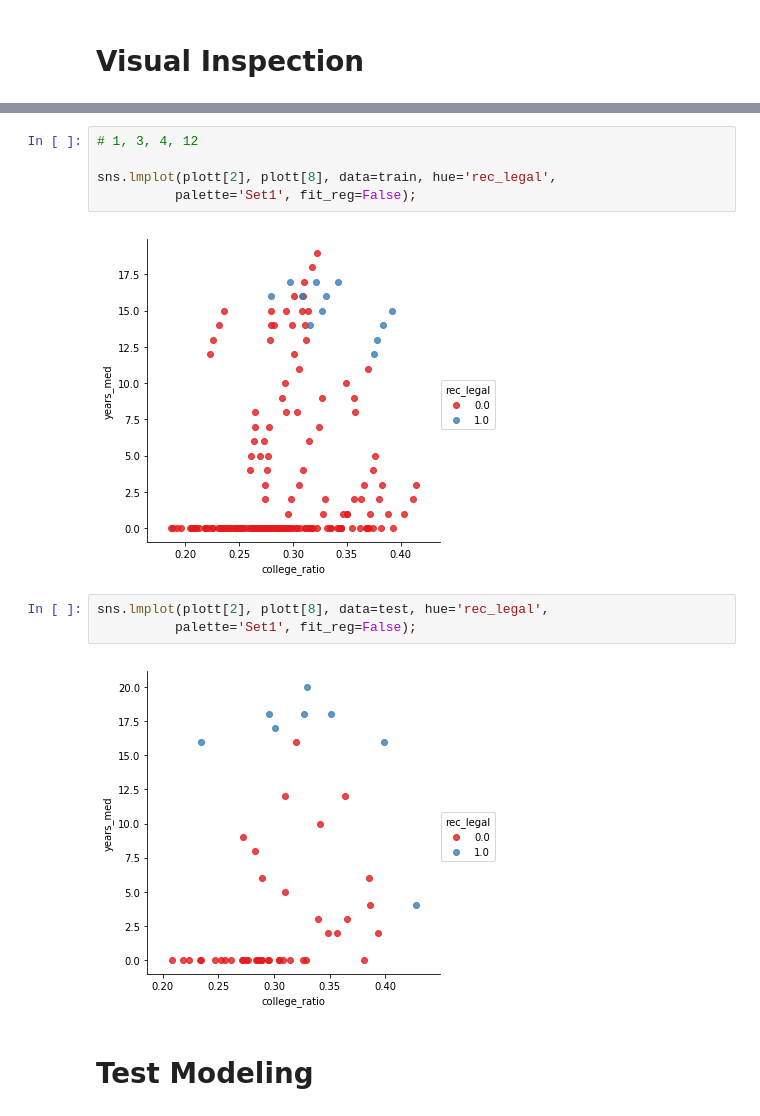
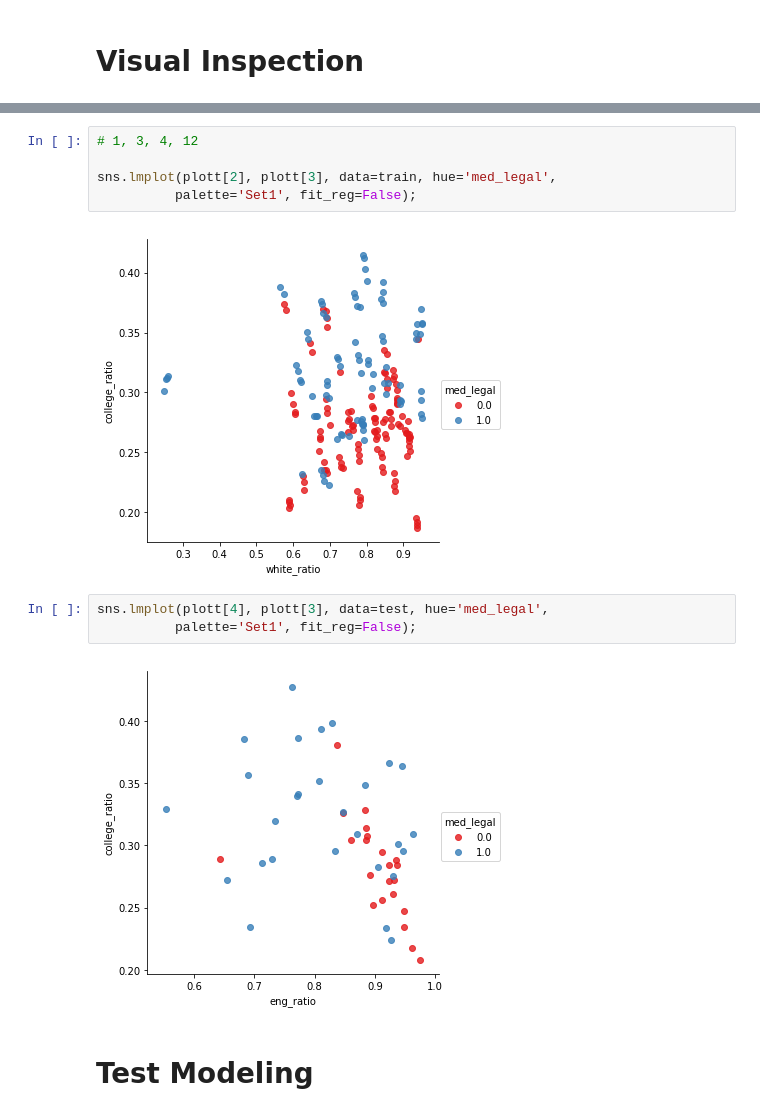
Before and after one commit to n8pk/project_mcnulty, a Jupyter notebook: Code/01_EDA.ipynb, the cells around one changed output, grey strips where cells are left out. Drawn from its saved outputs; the diff is of its cells as text.

```diff
--- a/Code/01_EDA.ipynb
+++ b/Code/01_EDA.ipynb
@@ -147,15 +148,15 @@ plott
 # %%
 # 1, 3, 4, 12
 
-sns.lmplot(plott[2], plott[8], data=train, hue='rec_legal',
+sns.lmplot(plott[2], plott[3], data=train, hue='med_legal',
           palette='Set1', fit_reg=False);
 # %% [output]
-[figure, old version]
+[figure, new version]
 # %%
-sns.lmplot(plott[2], plott[8], data=test, hue='rec_legal',
+sns.lmplot(plott[4], plott[3], data=test, hue='med_legal',
           palette='Set1', fit_reg=False);
 # %% [output]
-[figure, old version]
+[figure, new version]
 # %% [markdown]
 # Test Modeling
 # %%
```
Also changed, not shown: parts of 1 cell of this notebook, 2 other files.
